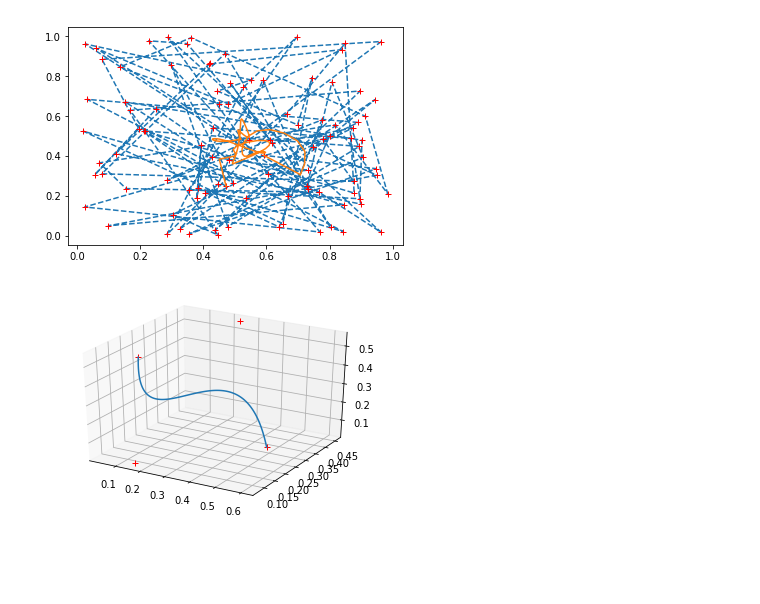
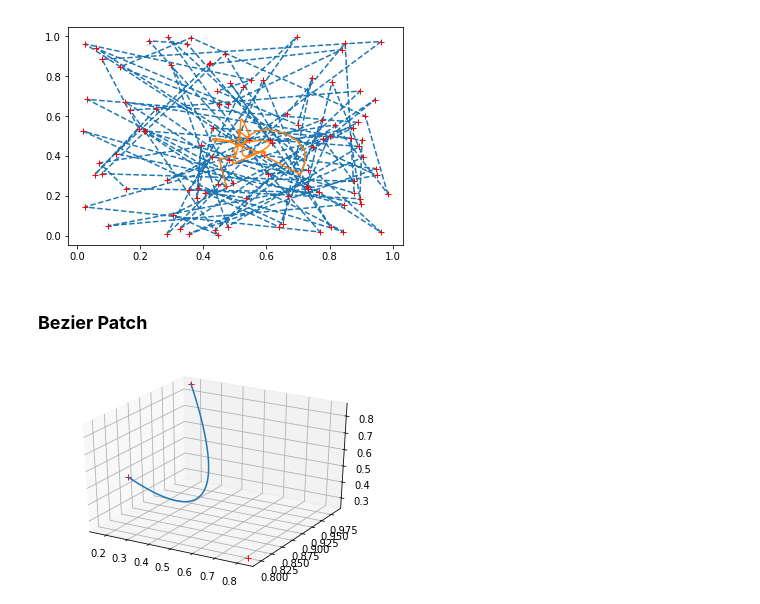
Before and after one commit to adhishagc/bezier-curve-python, a Jupyter notebook: Bezier_Curve_Representation.ipynb, the cells around one changed output. Cells and saved outputs as stored; diff of their text form; code cells hidden in the pictures; blank space fills up the shorter version.

```diff
--- a/Bezier_Curve_Representation.ipynb
+++ b/Bezier_Curve_Representation.ipynb
@@ -95,18 +79,0 @@ for i in frange(0,1,0.01):
-# %%
-x_range =[]
-#x points generation
-#x = (1-t)^3xo +3t(1-t)^2x1+3t^2(1-t)x2 +t^3x3
-
-#x = (1-t)^3.0 +3t(1-t)^2.(0.5)+3t^2(1-t).(0.75) +t^3.0
-for i in t:
-  val = ((1-i)**3)*x[0] +3*i*((1-i)**2)*x[1] + 3*(i**2)*(1-i)*x[2] + (i**3)*x[3]
-  x_range.append(val)
-# %%
-y_range =[]
-#y points generation
-#y = (1-t)^3yo +3t(1-t)^2y1+3t^2(1-t)y2 +t^3y3
-
-#y = (1-t)^3.0 +3t(1-t)^2.(1)+3t^2(1-t).(1) +t^3.0
-for i in t:
-  val = ((1-i)**3)*y[0] +3*i*((1-i)**2)*y[1] + 3*(i**2)*(1-i)*y[2] + (i**3)*y[3]
-  y_range.append(val)
@@ -126,3 +79,0 @@ import matplotlib.pyplot as plt
-# %%
-fig = plt.figure()
-ax = plt.axes(projection='3d')
@@ -131,14 +79,0 @@ ax = plt.axes(projection='3d')
-# %%
-ax = plt.axes(projection='3d')
-
-# Data for a three-dimensional line
-zline = np.linspace(0, 15, 1000)
-xline = np.sin(zline)
-yline = np.cos(zline)
-ax.plot3D(xline, yline, zline, 'gray')
-
-# Data for three-dimensional scattered points
-zdata = 15 * np.random.random(100)
-xdata = np.sin(zdata) + 0.1 * np.random.randn(100)
-ydata = np.cos(zdata) + 0.1 * np.random.randn(100)
-ax.scatter3D(x_range,y_range, y_range, c=y_range, cmap='Greens');
@@ -341,8 +332,10 @@ n_points = 100
 random_bezier(n_points)
 # %% [output]
 [figure]
+# %% [markdown]
+### **Bezier Patch**
 # %%
-n_points = 4
+n_points = 3
 random_bezier_3d(n_points)
 # %% [output]
-[figure, old version]
+[figure, new version]
```
Also changed, not shown: parts of 24 cells of this notebook.
